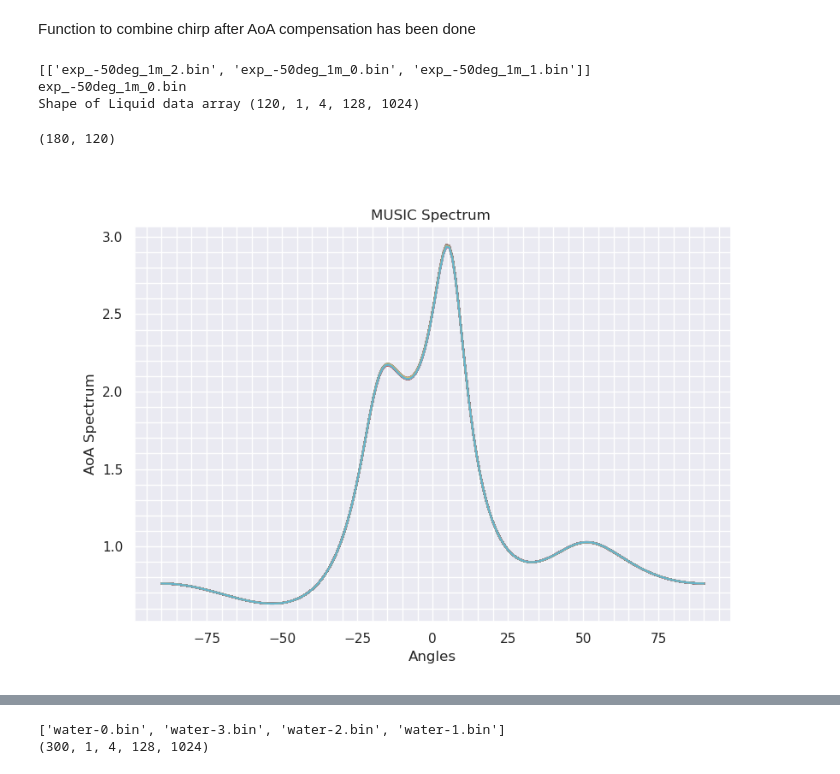
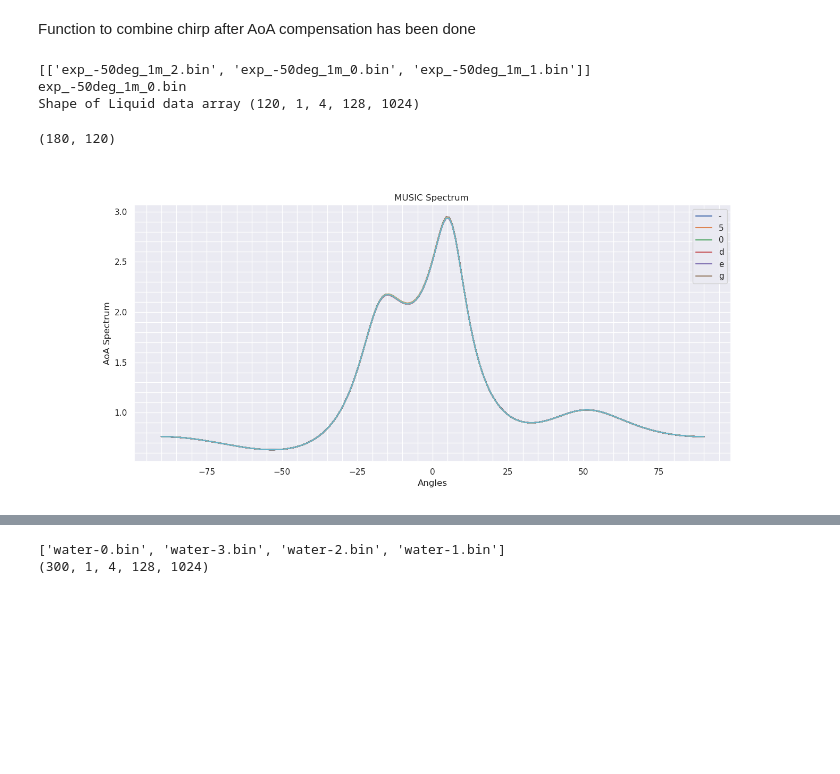
Before and after one commit to Muaz231/FluID-Python, a Jupyter notebook: FluidID_clean.ipynb, the cells around one changed output, grey strips where cells are left out. Saved outputs shown, nothing was run; the diff lists cells and outputs as text; code cells hidden in the pictures; blank space fills up the shorter version.

```diff
--- a/FluidID_clean.ipynb
+++ b/FluidID_clean.ipynb
@@ -384,6 +384,7 @@ print(liq_files)
 
 # 2) Import specific data filepaths (e.g. water-1.bin data)
 data = liq_files[liquids.index("exp_-50deg_1m")][1]
+fname = data # File name
 print(data)
 # bk_data = liq_files[liquids.index("no-liquid")][0]
 
@@ -411,32 +412,33 @@ for frm in tqdm(range(data.shape[0])):
     # 7) Save the spectrum in the array
     aoa_spectrum[:,frm] = P_spectrum
 
 print(aoa_spectrum.shape)
 # 8) Plot Aoa Spectrum for all the frames
 Angles = np.linspace(-90,90,180)
 
 plt.figure("AoA-Spectrum", figsize=(9,6), clear=True)
 # ax = fig_aoa.add_subplot(1,1,1)
 plt.plot(Angles, aoa_spectrum)
 plt.xlabel("Angles")
 plt.ylabel("AoA Spectrum")
 plt.title("MUSIC Spectrum ")
 mplcursors.cursor(plt.gca(), multiple=True)
 plt.minorticks_on()
 plt.grid(True, which="both")
+plt.legend(fname.split("_")[1])
 plt.show()
 
 # # 9) Compensated IF chirp samples
 # data_cmp = AoA_Compensation(data,Nsources,cfg.NUM_RX,[0.35,0.70])
 # print(data_cmp.shape)
 
 # # 10) Combine Chirps after AoA compensating
 # data_cmp = CombineChirp(data_cmp)
 # print(data_cmp.shape)
 # %% [output]
 [['exp_-50deg_1m_2.bin', 'exp_-50deg_1m_0.bin', 'exp_-50deg_1m_1.bin']]
 exp_-50deg_1m_0.bin
 Shape of Liquid data array (120, 1, 4, 128, 1024)
 (180, 120)
-[figure, old version]
+[figure, new version]
 # %%
```
Also changed, not shown: parts of 3 cells of this notebook.
